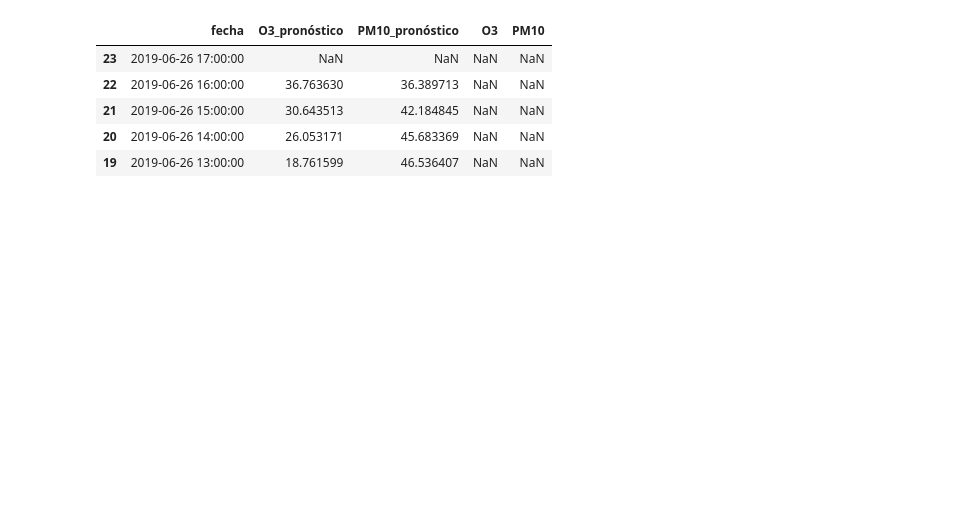
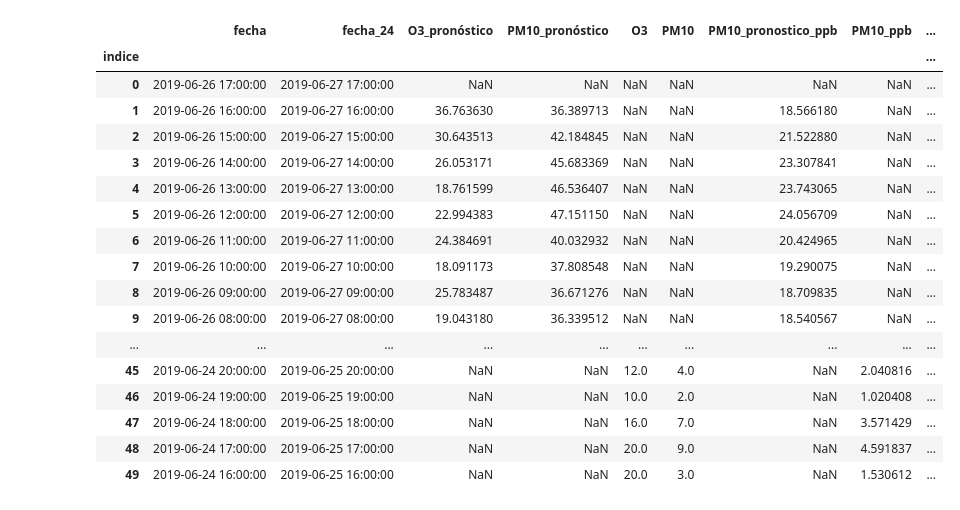
Before and after one commit to DanielBustillos/Forecast-pollution-CDMX, a Jupyter notebook: visualizacion/índice_calidad_aire_cdmx.ipynb, the cells around one changed output. Saved outputs shown, nothing was run; the diff lists cells and outputs as text; code cells hidden in the pictures; blank space fills up the shorter version.

```diff
--- a/visualizacion/índice_calidad_aire_cdmx.ipynb
+++ b/visualizacion/índice_calidad_aire_cdmx.ipynb
@@ -28,11 +102,30 @@ dfi = df.copy()
+# %%
+dfi['indice_O3'] = dfi.apply(lambda row: indice_O3(row, 'O3'), axis=1)
+# %%
+dfi['indice_pronostico_PM10'] = dfi.apply(lambda row: indice_PM10(row, 'PM10_pronóstico'), axis=1)
+# %%
+dfi['indice_pronostico_O3'] = dfi.apply(lambda row: indice_O3(row, 'O3_pronóstico'), axis=1)
 # %%
-dfi = dfi[['fecha', 'O3_pronóstico', 'PM10_pronóstico', 'O3', 'PM10']]
+dfi = dfi[['fecha', 'fecha_24', 'O3_pronóstico', 'PM10_pronóstico', 'O3', 'PM10', 'PM10_pronostico_ppb',
+          'PM10_ppb', 'indice_O3', 'indice_PM10', 'indice_pronostico_O3', 'indice_pronostico_PM10']]
 # %%
-dfi.head()
+dfi.head(50)
 # %% [output]
-|  | fecha | O3_pronóstico | PM10_pronóstico | O3 | PM10 |
-| 23 | 2019-06-26 17:00:00 | NaN | NaN | NaN | NaN |
-| 22 | 2019-06-26 16:00:00 | 36.763630 | 36.389713 | NaN | NaN |
-| 21 | 2019-06-26 15:00:00 | 30.643513 | 42.184845 | NaN | NaN |
-| 20 | 2019-06-26 14:00:00 | 26.053171 | 45.683369 | NaN | NaN |
-| 19 | 2019-06-26 13:00:00 | 18.761599 | 46.536407 | NaN | NaN |
+|  | fecha | fecha_24 | O3_pronóstico | PM10_pronóstico | O3 | PM10 | PM10_pronostico_ppb | PM10_ppb | ... |
+| indice |  |  |  |  |  |  |  |  | ... |
+| 0 | 2019-06-26 17:00:00 | 2019-06-27 17:00:00 | NaN | NaN | NaN | NaN | NaN | NaN | ... |
+| 1 | 2019-06-26 16:00:00 | 2019-06-27 16:00:00 | 36.763630 | 36.389713 | NaN | NaN | 18.566180 | NaN | ... |
+| 2 | 2019-06-26 15:00:00 | 2019-06-27 15:00:00 | 30.643513 | 42.184845 | NaN | NaN | 21.522880 | NaN | ... |
+| 3 | 2019-06-26 14:00:00 | 2019-06-27 14:00:00 | 26.053171 | 45.683369 | NaN | NaN | 23.307841 | NaN | ... |
+| 4 | 2019-06-26 13:00:00 | 2019-06-27 13:00:00 | 18.761599 | 46.536407 | NaN | NaN | 23.743065 | NaN | ... |
+| 5 | 2019-06-26 12:00:00 | 2019-06-27 12:00:00 | 22.994383 | 47.151150 | NaN | NaN | 24.056709 | NaN | ... |
+| 6 | 2019-06-26 11:00:00 | 2019-06-27 11:00:00 | 24.384691 | 40.032932 | NaN | NaN | 20.424965 | NaN | ... |
+| 7 | 2019-06-26 10:00:00 | 2019-06-27 10:00:00 | 18.091173 | 37.808548 | NaN | NaN | 19.290075 | NaN | ... |
+| 8 | 2019-06-26 09:00:00 | 2019-06-27 09:00:00 | 25.783487 | 36.671276 | NaN | NaN | 18.709835 | NaN | ... |
+| 9 | 2019-06-26 08:00:00 | 2019-06-27 08:00:00 | 19.043180 | 36.339512 | NaN | NaN | 18.540567 | NaN | ... |
+| ... | ... | ... | ... | ... | ... | ... | ... | ... | ... |
+| 45 | 2019-06-24 20:00:00 | 2019-06-25 20:00:00 | NaN | NaN | 12.0 | 4.0 | NaN | 2.040816 | ... |
+| 46 | 2019-06-24 19:00:00 | 2019-06-25 19:00:00 | NaN | NaN | 10.0 | 2.0 | NaN | 1.020408 | ... |
+| 47 | 2019-06-24 18:00:00 | 2019-06-25 18:00:00 | NaN | NaN | 16.0 | 7.0 | NaN | 3.571429 | ... |
+| 48 | 2019-06-24 17:00:00 | 2019-06-25 17:00:00 | NaN | NaN | 20.0 | 9.0 | NaN | 4.591837 | ... |
+| 49 | 2019-06-24 16:00:00 | 2019-06-25 16:00:00 | NaN | NaN | 20.0 | 3.0 | NaN | 1.530612 | ... |
```
Also changed, not shown: parts of 15 cells of this notebook, 17 other files.
